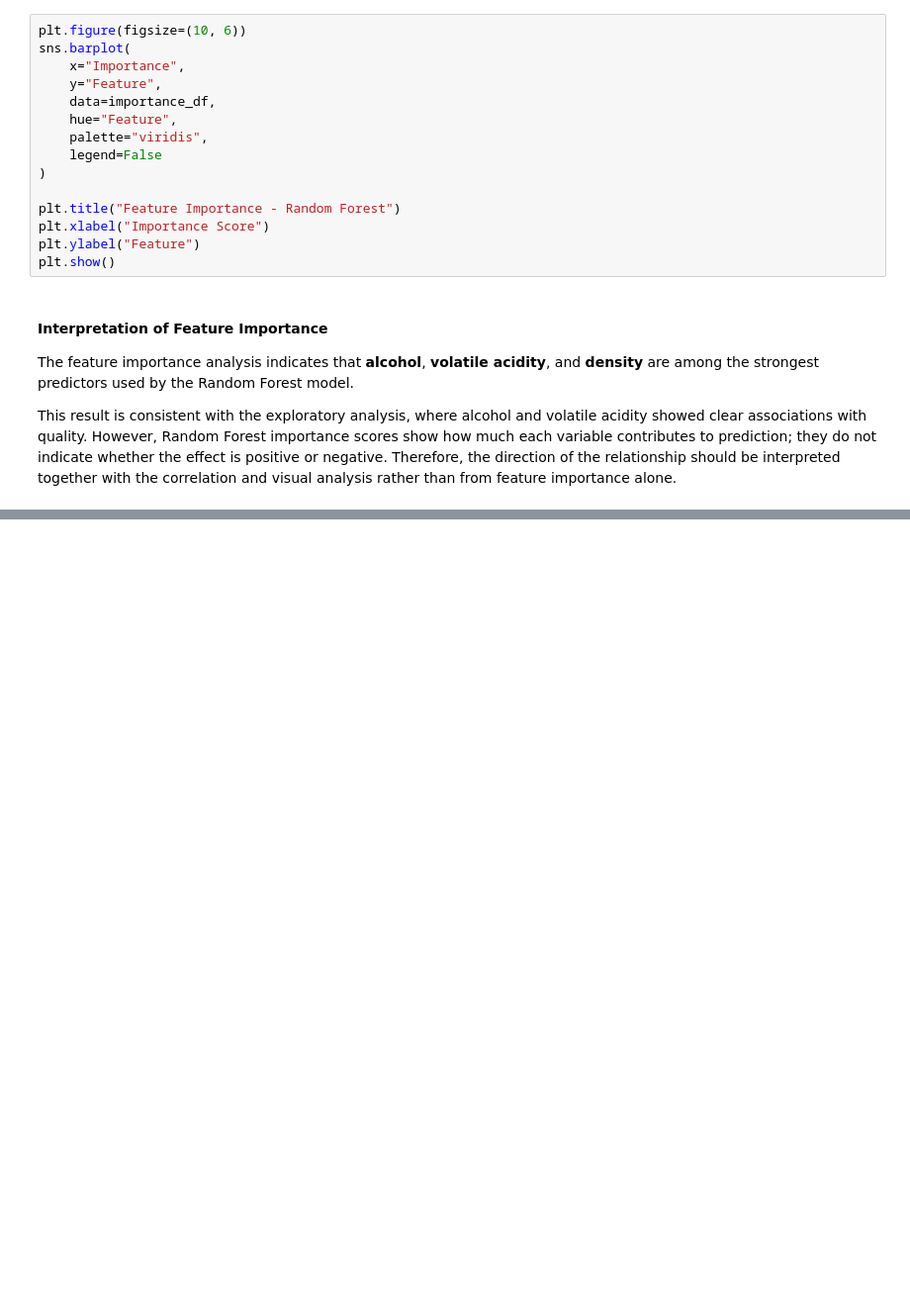
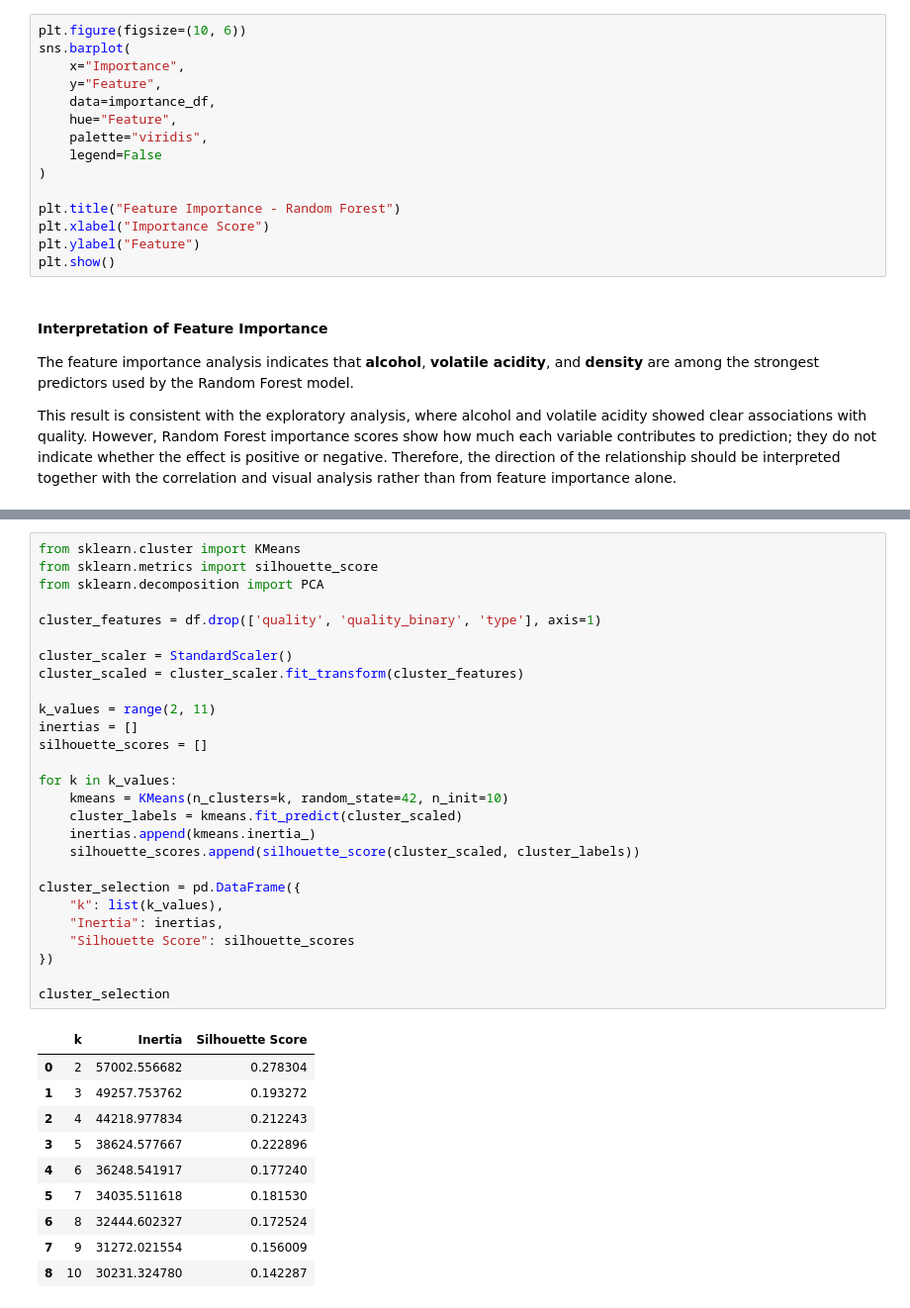
Before and after one commit to nathaliaacouto/ADES_Wine_Quality, a Jupyter notebook: [ADES]_Wine_Project.ipynb, the cells around one changed output, grey strips where cells are left out. Shown at 99% size. Saved outputs shown, nothing was run; the diff lists cells and outputs as text; blank space fills up the shorter version.

```diff
--- a/[ADES]_Wine_Project.ipynb
+++ b/[ADES]_Wine_Project.ipynb
@@ -822,0 +829,38 @@ This result is consistent with the exploratory analysis, where alcohol and volat
+# %%
+from sklearn.cluster import KMeans
+from sklearn.metrics import silhouette_score
+from sklearn.decomposition import PCA
+
+cluster_features = df.drop(['quality', 'quality_binary', 'type'], axis=1)
+
+cluster_scaler = StandardScaler()
+cluster_scaled = cluster_scaler.fit_transform(cluster_features)
+
+k_values = range(2, 11)
+inertias = []
+silhouette_scores = []
+
+for k in k_values:
+    kmeans = KMeans(n_clusters=k, random_state=42, n_init=10)
+    cluster_labels = kmeans.fit_predict(cluster_scaled)
+    inertias.append(kmeans.inertia_)
+    silhouette_scores.append(silhouette_score(cluster_scaled, cluster_labels))
+
+cluster_selection = pd.DataFrame({
+    "k": list(k_values),
+    "Inertia": inertias,
+    "Silhouette Score": silhouette_scores
+})
+
+cluster_selection
+# %% [output]
+|  | k | Inertia | Silhouette Score |
+| 0 | 2 | 57002.556682 | 0.278304 |
+| 1 | 3 | 49257.753762 | 0.193272 |
+| 2 | 4 | 44218.977834 | 0.212243 |
+| 3 | 5 | 38624.577667 | 0.222896 |
+| 4 | 6 | 36248.541917 | 0.177240 |
+| 5 | 7 | 34035.511618 | 0.181530 |
+| 6 | 8 | 32444.602327 | 0.172524 |
+| 7 | 9 | 31272.021554 | 0.156009 |
+| 8 | 10 | 30231.324780 | 0.142287 |
```
Also changed, not shown: parts of 4 cells of this notebook.
